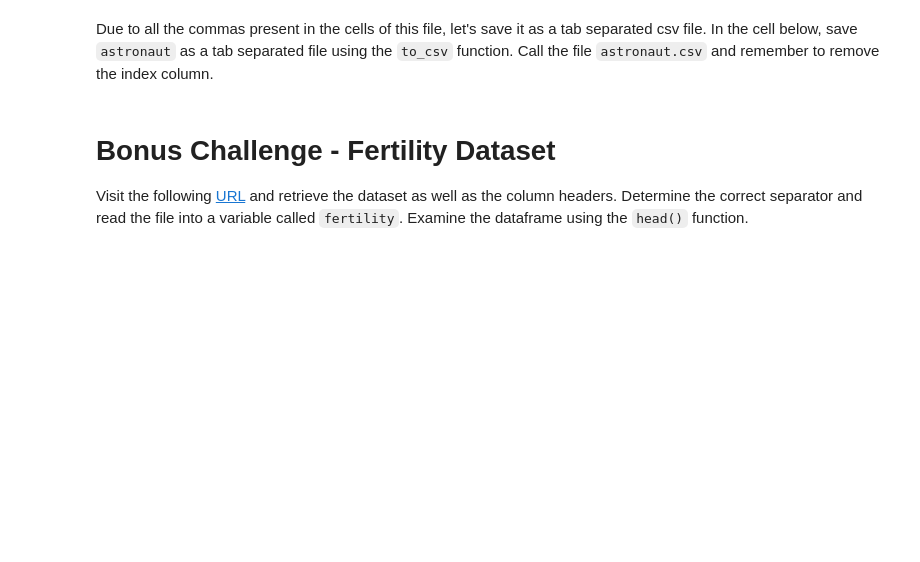
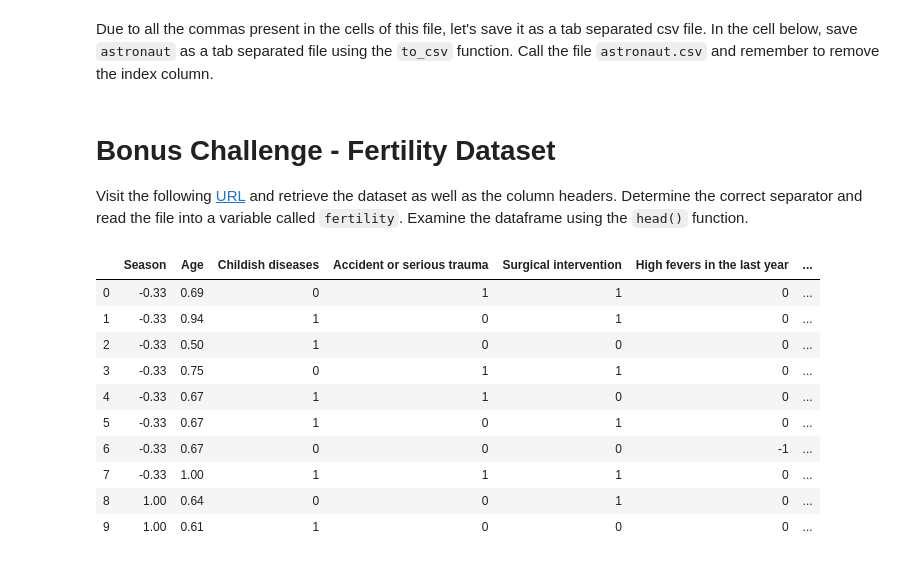
Before and after one commit to ta-data-lis/lab-import-export, a Jupyter notebook: your-code/main.ipynb, the cells around one changed output. Cells and saved outputs as stored; diff of their text form; code cells hidden in the pictures; blank space fills up the shorter version.

```diff
--- a/your-code/main.ipynb
+++ b/your-code/main.ipynb
@@ -53,0 +98,21 @@ Visit the following [URL](https://archive.ics.uci.edu/ml/datasets/Fertility) and
+# %%
+# Your code here:
+fer_url = 'https://archive.ics.uci.edu/ml/machine-learning-databases/00244/fertility_Diagnosis.txt'
+cols = ['Season', 'Age', 'Childish diseases',  'Accident or serious trauma', 'Surgical intervention',
+        'High fevers in the last year', 'Frequency of alcohol consumption', 'Smoking habit',
+        'Number of hours spent sitting per day', 'Diagnosis']
+
+fertility = pd.read_csv(fer_url, sep=',', names = cols)
+fertility.head(10)
+# %% [output]
+|  | Season | Age | Childish diseases | Accident or serious trauma | Surgical intervention | High fevers in the last year | ... |
+| 0 | -0.33 | 0.69 | 0 | 1 | 1 | 0 | ... |
+| 1 | -0.33 | 0.94 | 1 | 0 | 1 | 0 | ... |
+| 2 | -0.33 | 0.50 | 1 | 0 | 0 | 0 | ... |
+| 3 | -0.33 | 0.75 | 0 | 1 | 1 | 0 | ... |
+| 4 | -0.33 | 0.67 | 1 | 1 | 0 | 0 | ... |
+| 5 | -0.33 | 0.67 | 1 | 0 | 1 | 0 | ... |
+| 6 | -0.33 | 0.67 | 0 | 0 | 0 | -1 | ... |
+| 7 | -0.33 | 1.00 | 1 | 1 | 1 | 0 | ... |
+| 8 | 1.00 | 0.64 | 0 | 0 | 1 | 0 | ... |
+| 9 | 1.00 | 0.61 | 1 | 0 | 0 | 0 | ... |
```
Also changed, not shown: parts of 9 cells of this notebook, 1 other file.
